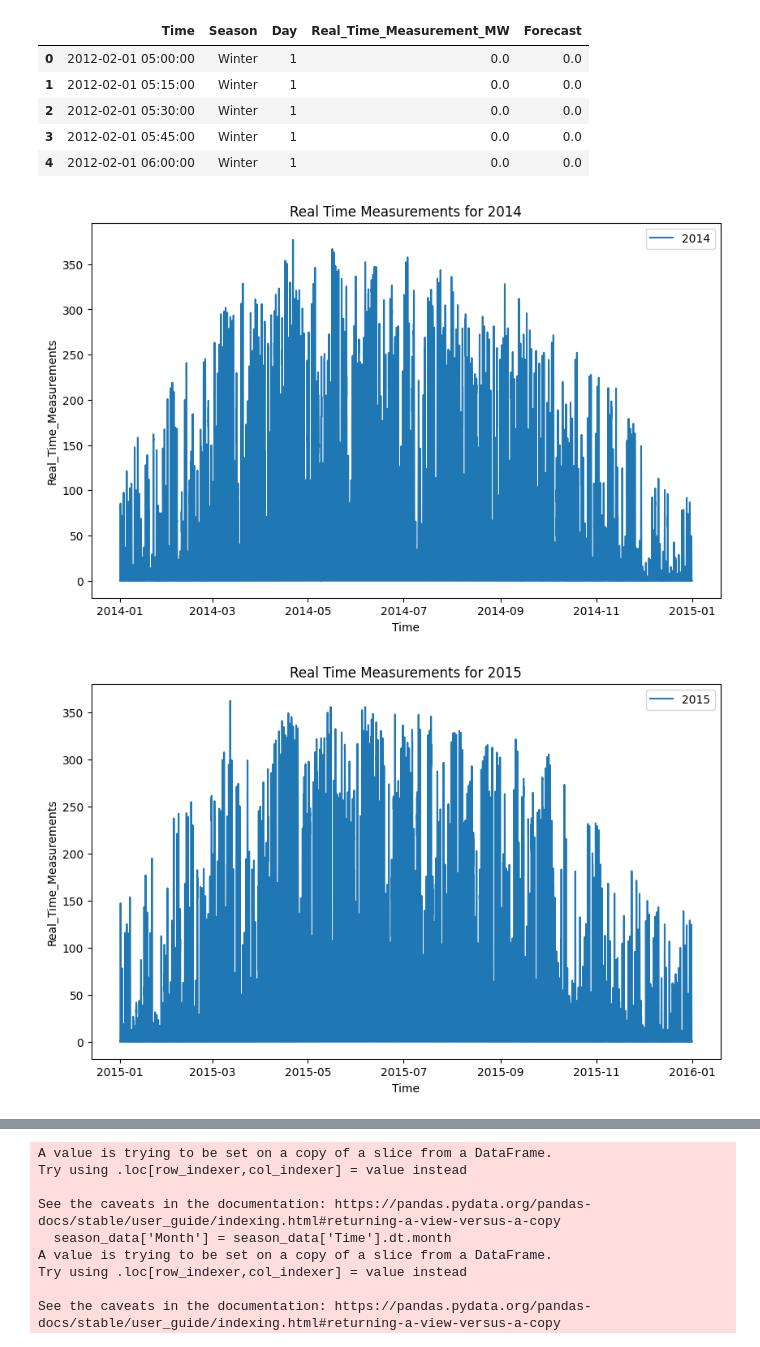
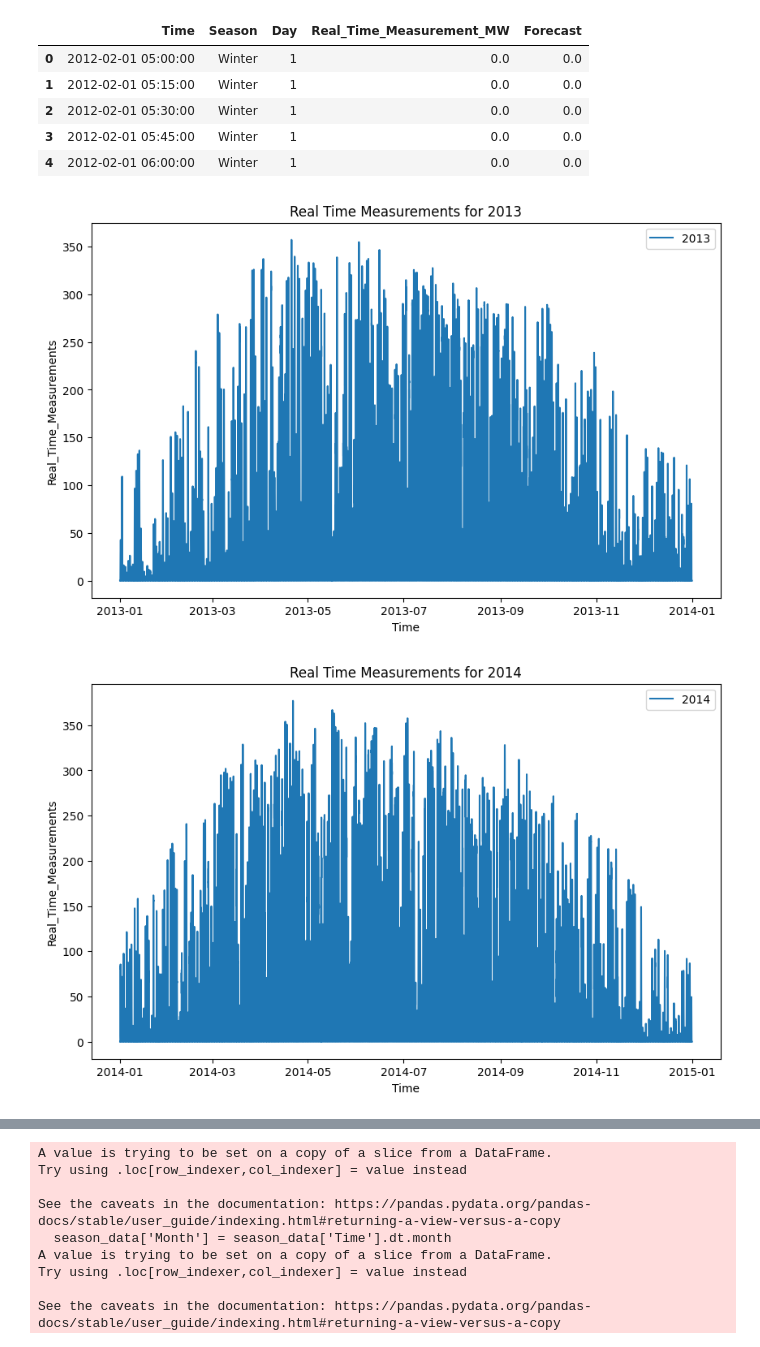
Before and after one commit to buntueng/R-PV-Forecasting, a Jupyter notebook: time_series_check.ipynb, the cells around one changed output, grey strips where cells are left out. Saved outputs shown, nothing was run; the diff lists cells and outputs as text; code cells hidden in the pictures.

Commit message:
stationary plot

```diff
--- a/time_series_check.ipynb
+++ b/time_series_check.ipynb
@@ -16,20 +16,20 @@ df.head()
 # %%
 import seaborn as sns
 import matplotlib.pyplot as plt
 
-# filter data for year 2014 to 2017
-data = df[(df['Time'].dt.year >= 2014) & (df['Time'].dt.year <= 2017)]
+# filter data for year 2013 to 2017
+data = df[(df['Time'].dt.year >= 2013) & (df['Time'].dt.year <= 2017)]
 
 # use time in x-axis and Real_Time_Measurements in y-axis
-for year in range(2014, 2018):
+for year in range(2013, 2018):
     data_year = df[df['Time'].dt.year == year]
     plt.figure(figsize=(10, 6))
     sns.lineplot(x='Time', y='Real_Time_Measurement_MW', data=data_year, label=str(year))
     plt.xlabel('Time')
     plt.ylabel('Real_Time_Measurements')
     plt.title(f'Real Time Measurements for {year}')
     plt.legend()
     plt.show()
 # %% [output]
-[figure, old version]
+[figure, new version]
-[figure, old version]
+[figure, new version]
```
Also changed, not shown: parts of 6 cells of this notebook, 2 other files.
